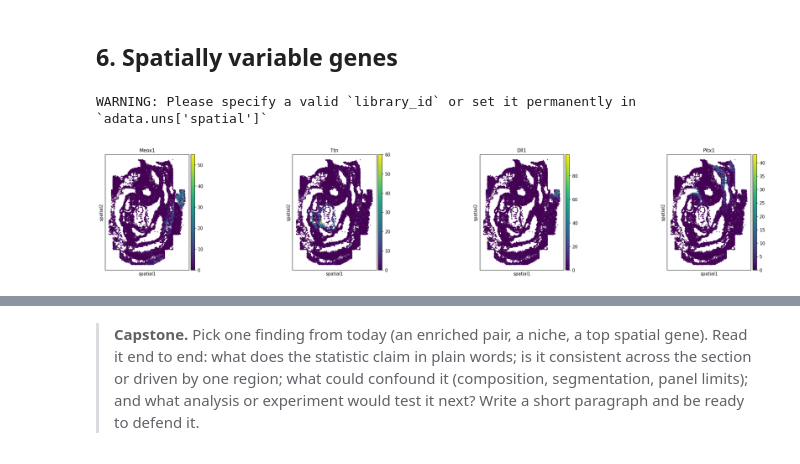
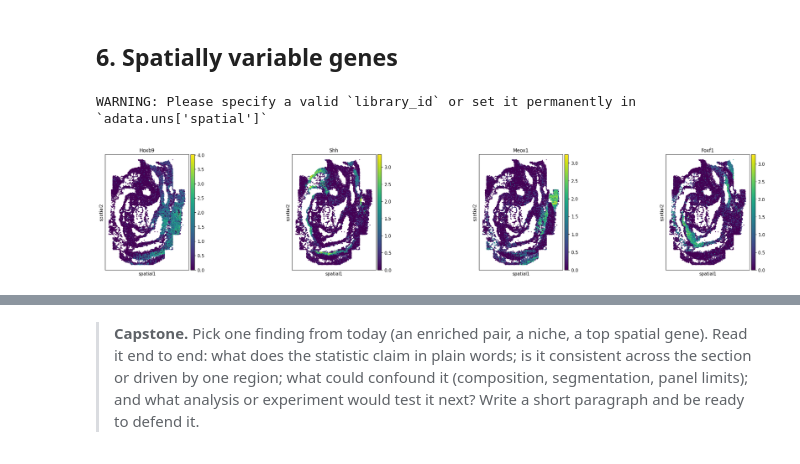
Before and after one commit to robinredX/intro-spatial-june-2026, a Jupyter notebook: day_3/03_solutions.ipynb, the cells around one changed output, grey strips where cells are left out. Saved outputs shown, nothing was run; the diff lists cells and outputs as text; code cells hidden in the pictures.

```diff
--- a/day_3/03_solutions.ipynb
+++ b/day_3/03_solutions.ipynb
@@ -301,7 +315,11 @@ DLK1   NOTCH1       0.0                      0.0            0.0
 # %%
 sq.gr.spatial_autocorr(adata, mode='moran')
 top = adata.uns['moranI'].head(4).index.tolist()
-sq.pl.spatial_scatter(adata, color=top, shape=None, size=2)
+sq.pl.spatial_scatter(adata, color=top, shape=None, size=2, use_raw=False)
+
+## Several Scanpy, squidpy plotting functions involving genes search for gene expression in raw data
+## if adata.raw exists. Therefore use_raw=False is necessary to show normalized expression.
+## Try without use_raw=False.
 # %% [output]
 WARNING: Please specify a valid `library_id` or set it permanently in `adata.uns['spatial']`
-[figure, old version]
+[figure, new version]
```
Also changed, not shown: parts of 22 cells of this notebook, 2 other files.
